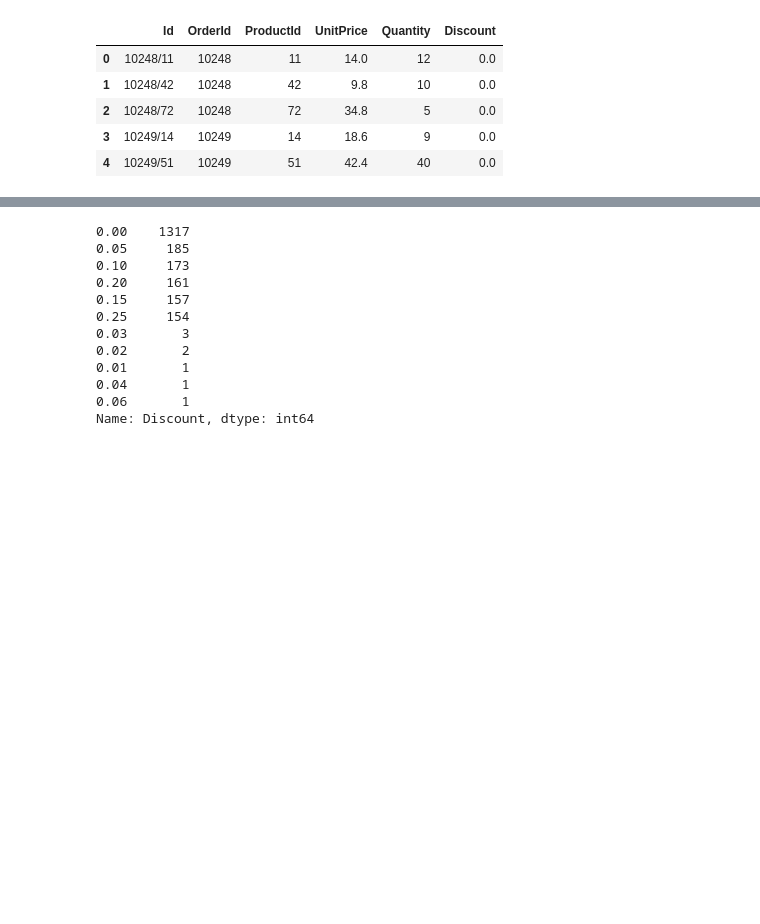
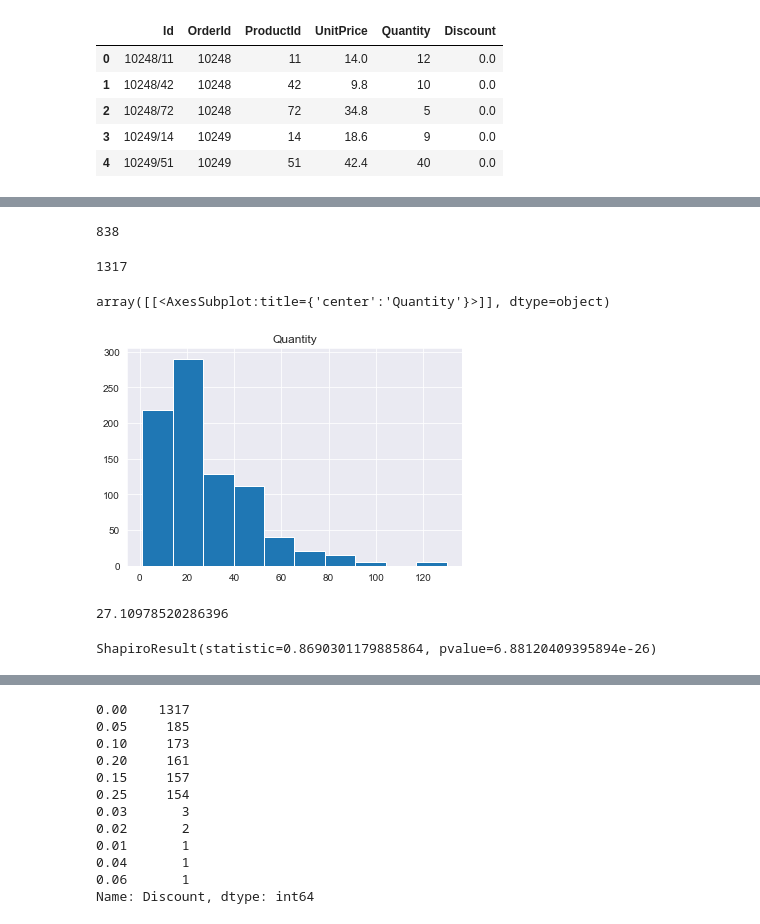
Before and after one commit to ozbunae/git_practice_nov, a Jupyter notebook: Hypothesis Testing.ipynb, the cells around one changed output, grey strips where cells are left out. Drawn from its saved outputs; the diff is of its cells as text; code cells hidden in the pictures; blank space fills up the shorter version.

```diff
--- a/Hypothesis Testing.ipynb
+++ b/Hypothesis Testing.ipynb
@@ -47,0 +98,2 @@ df.head()
+# %%
+df_discount = df[df.Discount > 0].reset_index()
@@ -47,0 +102,19 @@ df.head()
+# %%
+print(len(df_discount))
+len(df_no_discount)
+# %% [output]
+838
+1317
+# %%
+df_discount.hist(column = "Quantity")
+# %% [output]
+array([[<AxesSubplot:title={'center':'Quantity'}>]], dtype=object)
+[figure, added]
+# %%
+df_discount["Quantity"].mean()
+# %% [output]
+27.10978520286396
+# %%
+stats.shapiro(df_discount['Quantity'])
+# %% [output]
+ShapiroResult(statistic=0.8690301179885864, pvalue=6.88120409395894e-26)
```
Also changed, not shown: parts of 29 cells of this notebook, 1 other file.
